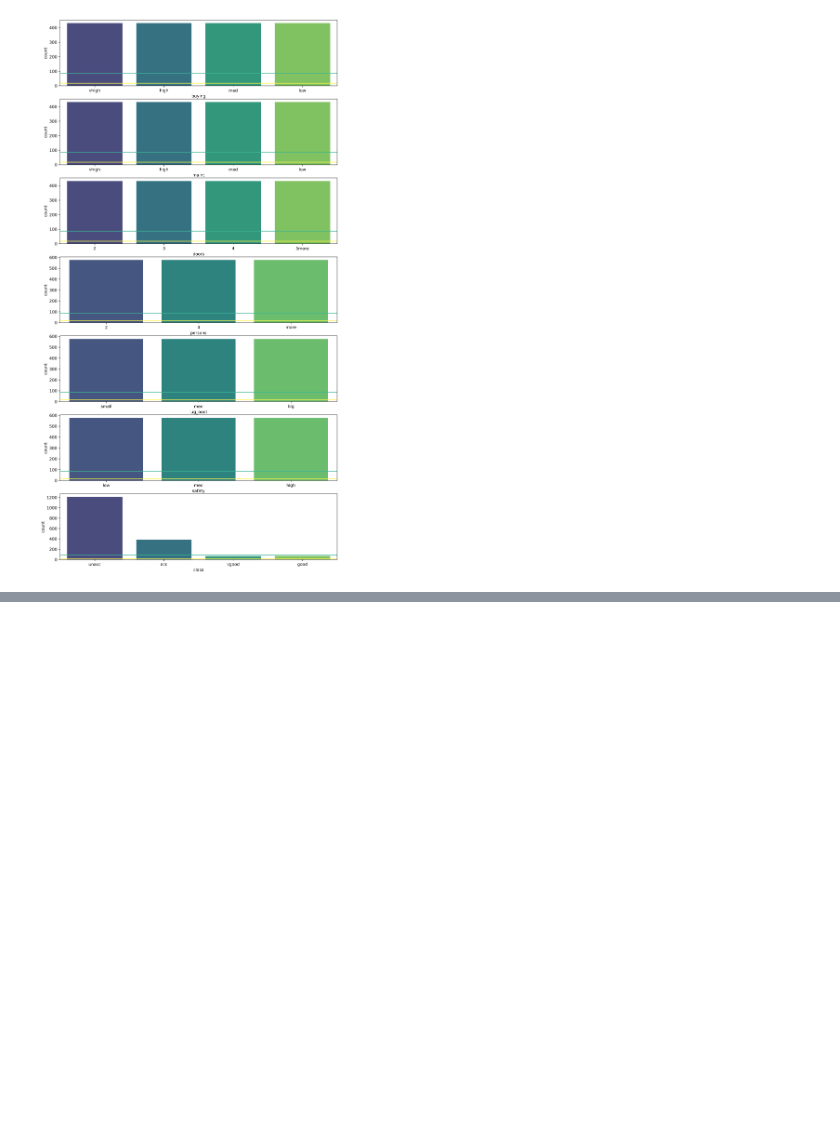
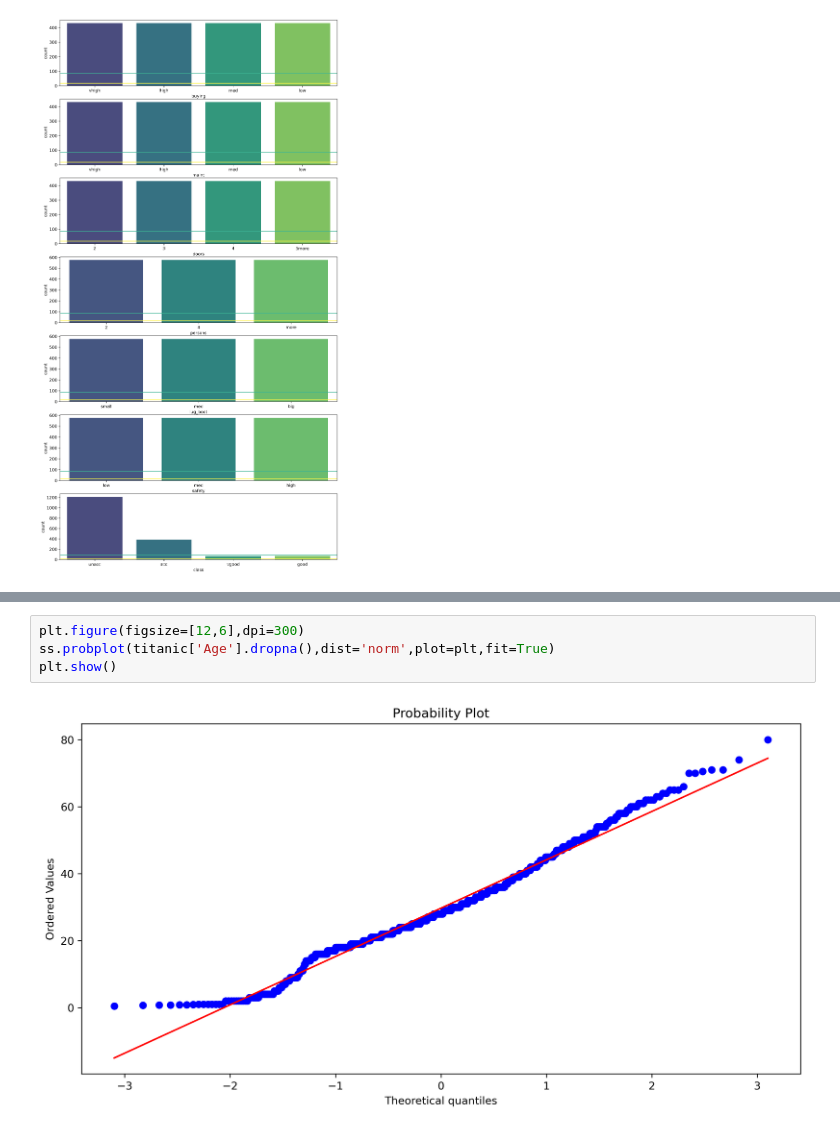
Before and after one commit to ashen007/Feature_enginering, a Jupyter notebook: notebooks/feature details.ipynb, the cells around one changed output, grey strips where cells are left out. Cells and saved outputs as stored; diff of their text form; blank space fills up the shorter version.

```diff
--- a/notebooks/feature details.ipynb
+++ b/notebooks/feature details.ipynb
@@ -222,0 +232,6 @@ plt.show()
+# %%
+plt.figure(figsize=[12,6],dpi=300)
+ss.probplot(titanic['Age'].dropna(),dist='norm',plot=plt,fit=True)
+plt.show()
+# %% [output]
+[figure, added]
```
Also changed, not shown: parts of 3 cells of this notebook.
